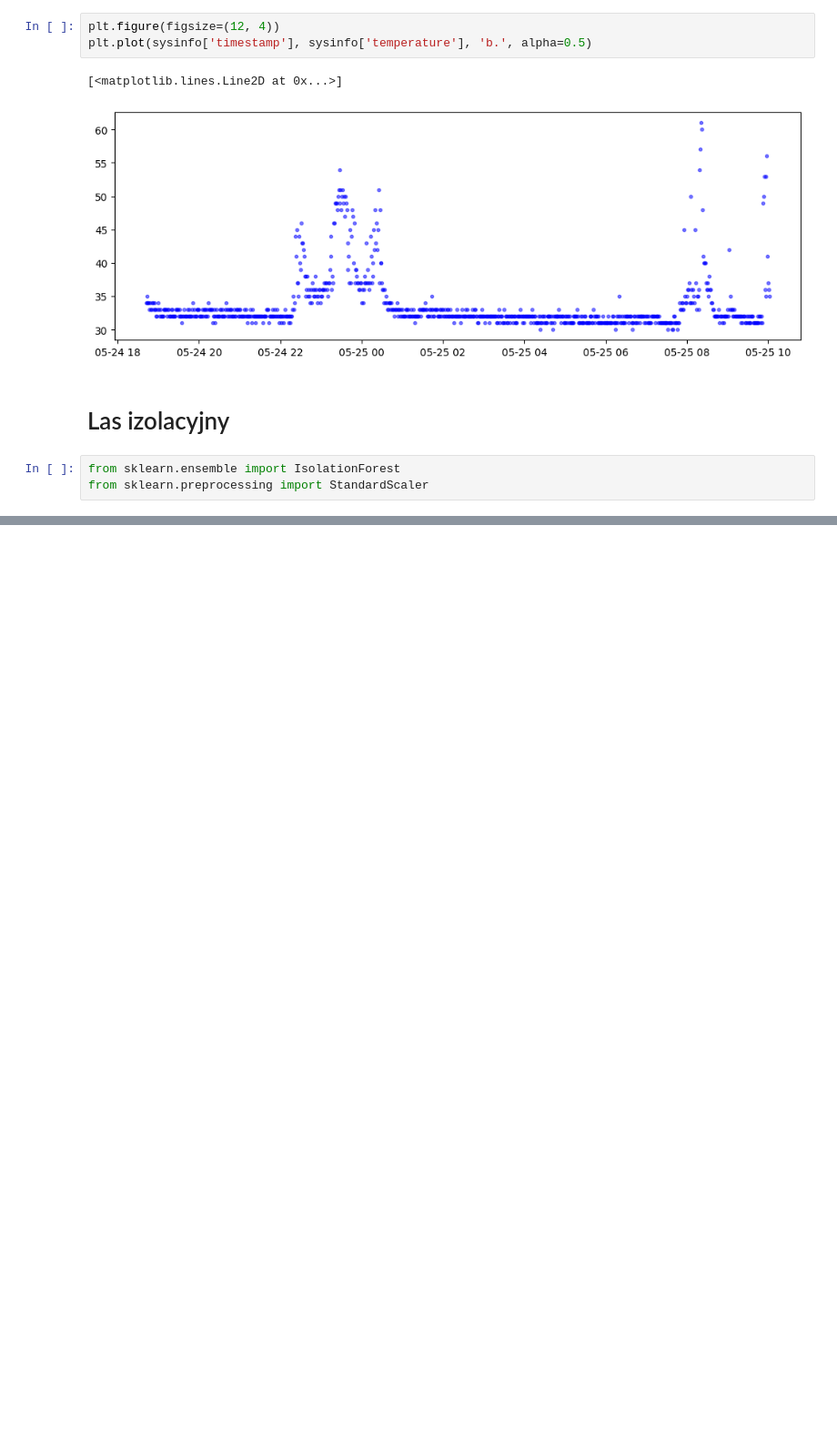
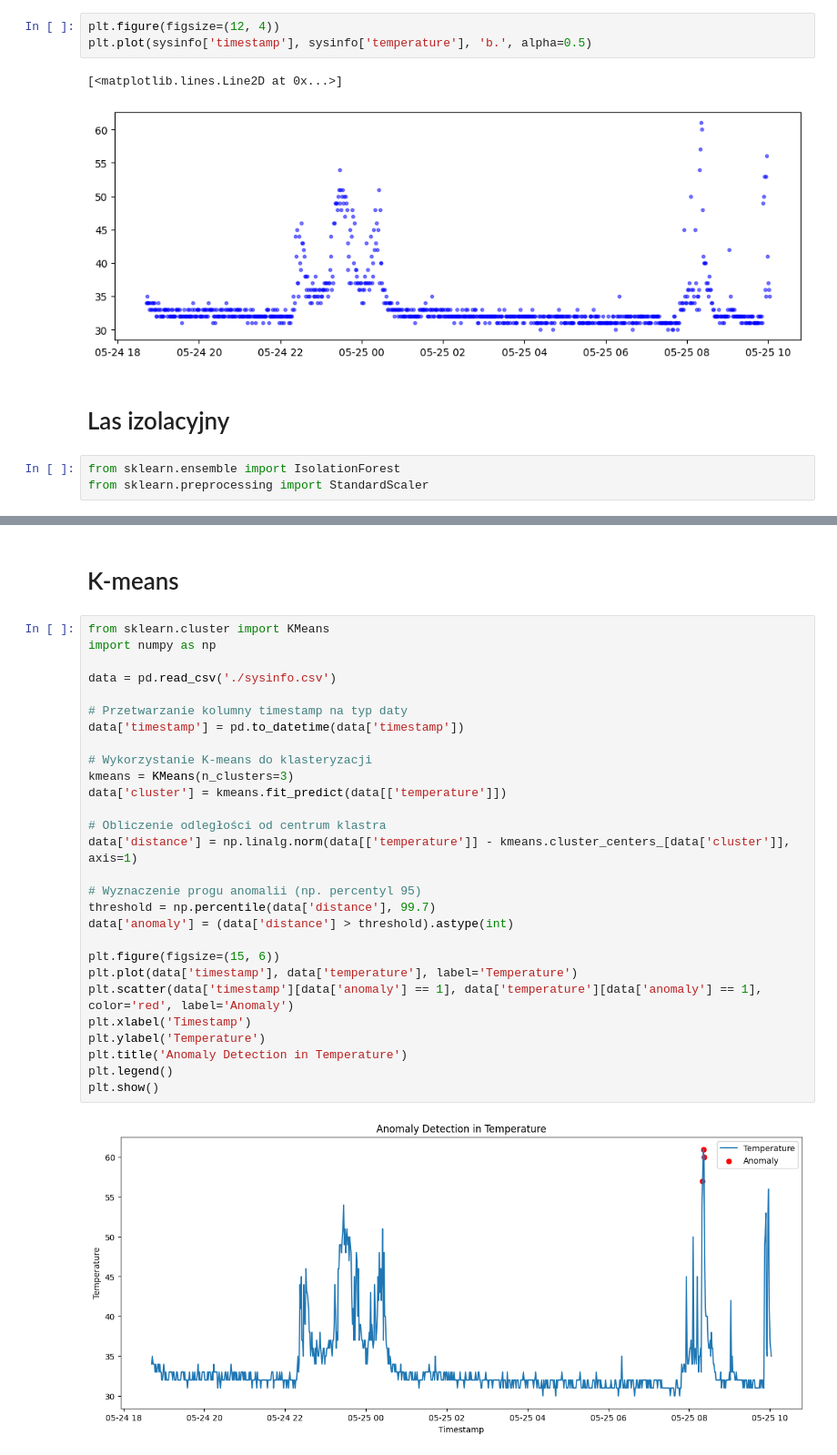
Before and after one commit to wiktorrudzki/MiW, a Jupyter notebook: initial.ipynb, the cells around one changed output, grey strips where cells are left out. Shown at 91% size. Drawn from its saved outputs; the diff is of its cells as text; blank space fills up the shorter version.

```diff
--- a/initial.ipynb
+++ b/initial.ipynb
@@ -192,0 +141,32 @@ plt.show()
+# %% [markdown]
+# K-means
+# %%
+from sklearn.cluster import KMeans
+import numpy as np
+
+data = pd.read_csv('./sysinfo.csv')
+
+# Przetwarzanie kolumny timestamp na typ daty
+data['timestamp'] = pd.to_datetime(data['timestamp'])
+
+# Wykorzystanie K-means do klasteryzacji
+kmeans = KMeans(n_clusters=3)
+data['cluster'] = kmeans.fit_predict(data[['temperature']])
+
+# Obliczenie odległości od centrum klastra
+data['distance'] = np.linalg.norm(data[['temperature']] - kmeans.cluster_centers_[data['cluster']], axis=1)
+
+# Wyznaczenie progu anomalii (np. percentyl 95)
+threshold = np.percentile(data['distance'], 99.7)
+data['anomaly'] = (data['distance'] > threshold).astype(int)
+
+plt.figure(figsize=(15, 6))
+plt.plot(data['timestamp'], data['temperature'], label='Temperature')
+plt.scatter(data['timestamp'][data['anomaly'] == 1], data['temperature'][data['anomaly'] == 1], color='red', label='Anomaly')
+plt.xlabel('Timestamp')
+plt.ylabel('Temperature')
+plt.title('Anomaly Detection in Temperature')
+plt.legend()
+plt.show()
+# %% [output]
+[figure, added]
```
Also changed, not shown: parts of 5 cells of this notebook.
